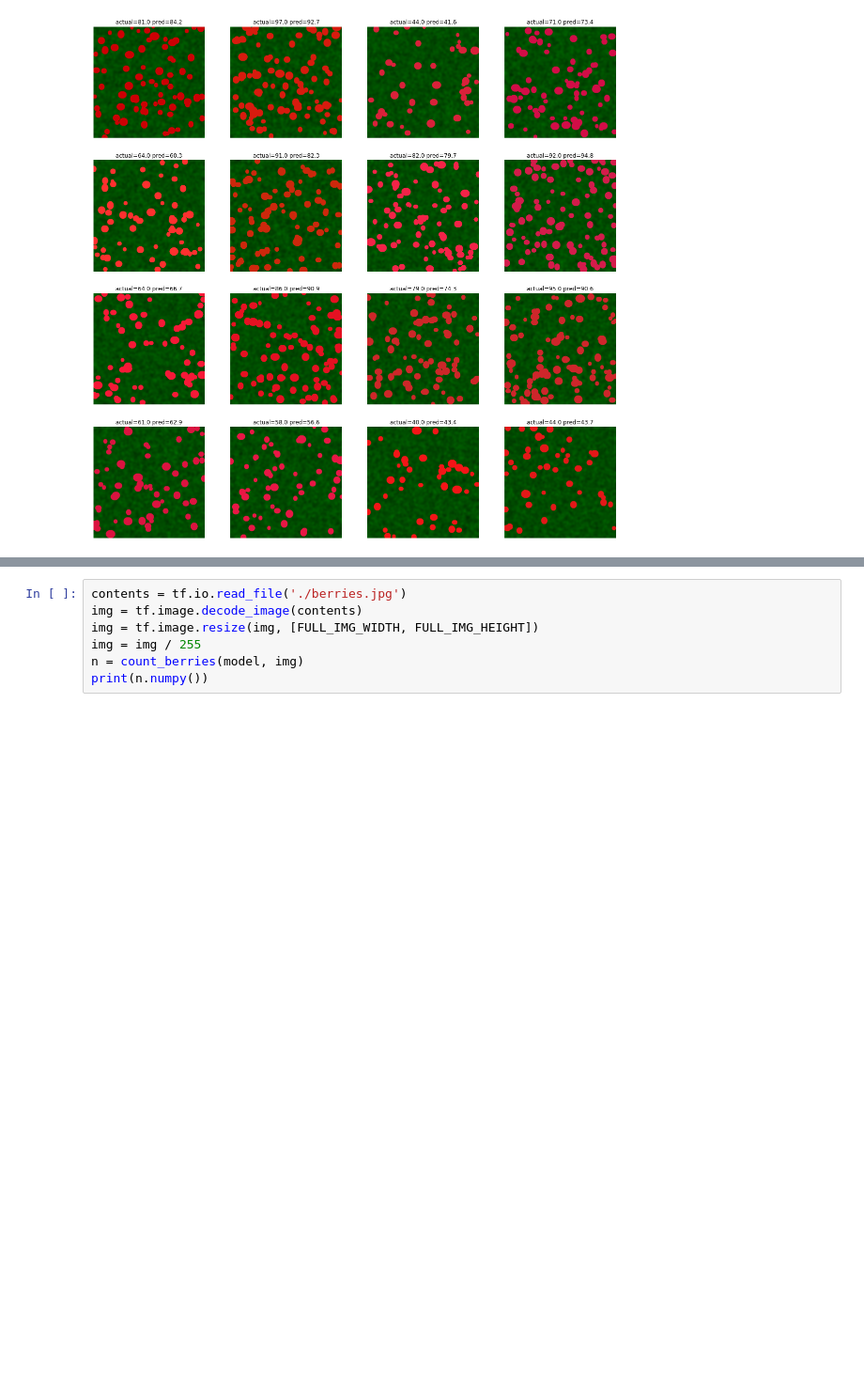
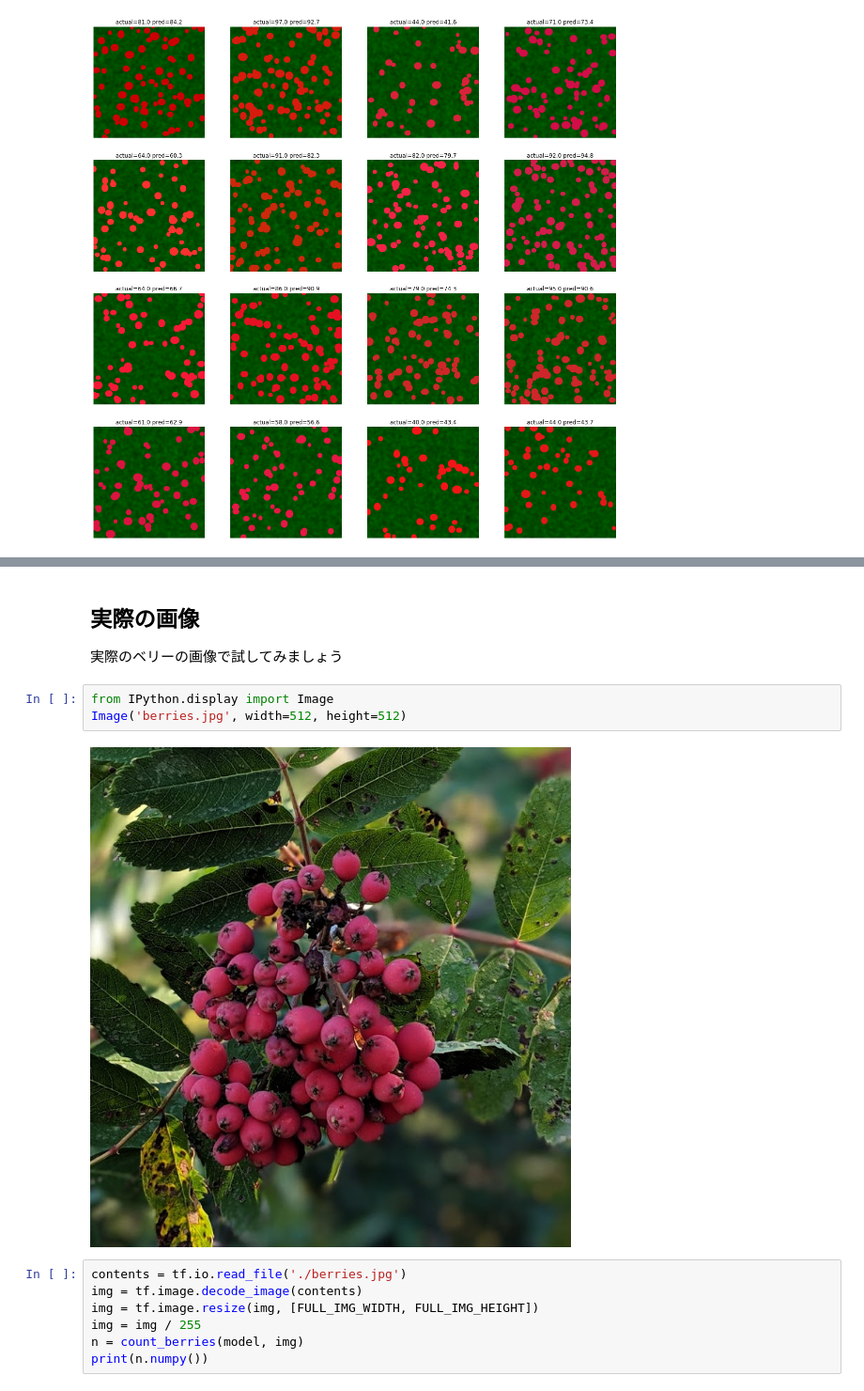
Before and after one commit to takumiohym/practical-ml-vision-book-ja, a Jupyter notebook: 11_adv_problems/11a_counting.ipynb, the cells around one changed output, grey strips where cells are left out. Shown at 94% size. Drawn from its saved outputs; the diff is of its cells as text; blank space fills up the shorter version.

Commit message:
fixed image show for colab 11a

```diff
--- a/11_adv_problems/11a_counting.ipynb
+++ b/11_adv_problems/11a_counting.ipynb
@@ -351,3 +341,12 @@ berries.jpg: PNG image data, 680 x 706, 8-bit/color RGB, non-interlaced
+# %% [markdown]
+## 実際の画像
+
+実際のベリーの画像で試してみましょう
+# %%
+from IPython.display import Image
+Image('berries.jpg', width=512, height=512)
+# %% [output]
+[figure, added]
 # %%
 contents = tf.io.read_file('./berries.jpg')
 img = tf.image.decode_image(contents)
```
Also changed, not shown: parts of 2 cells of this notebook.
